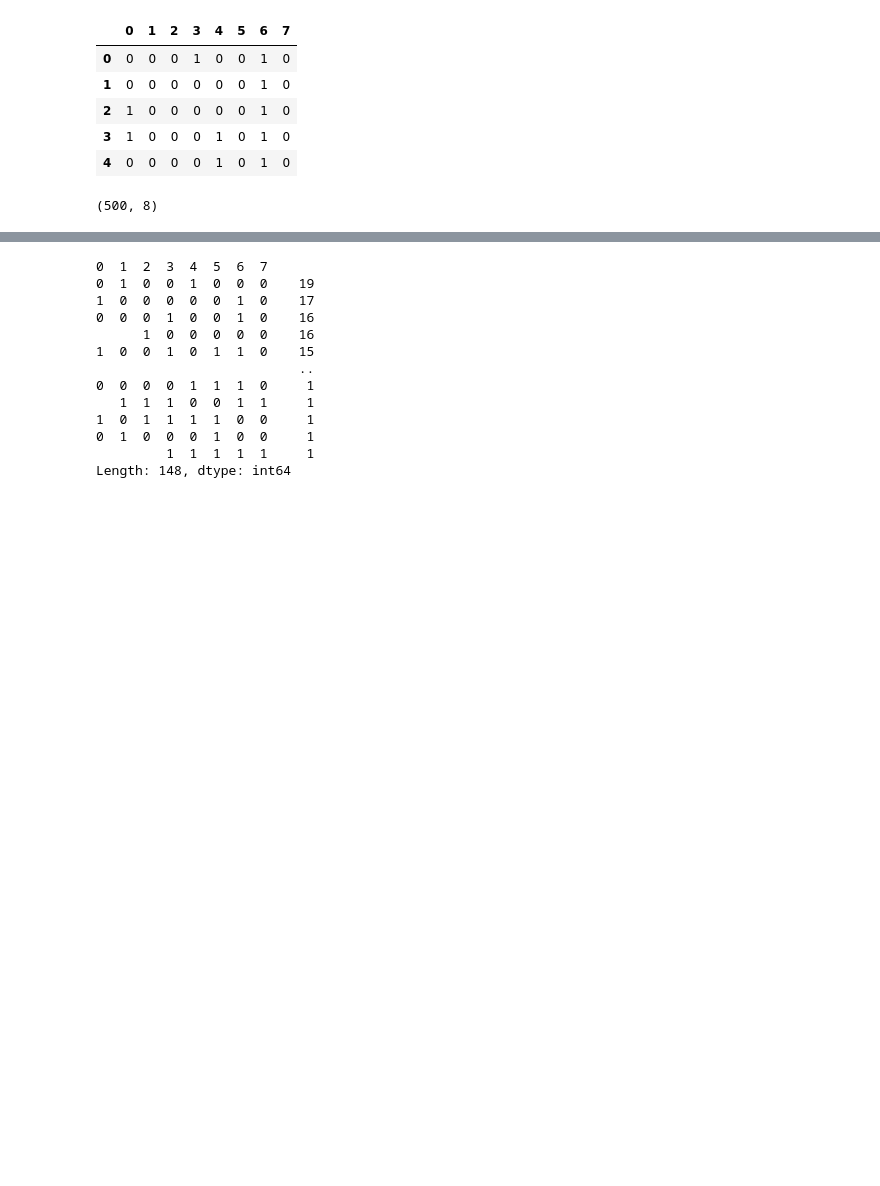
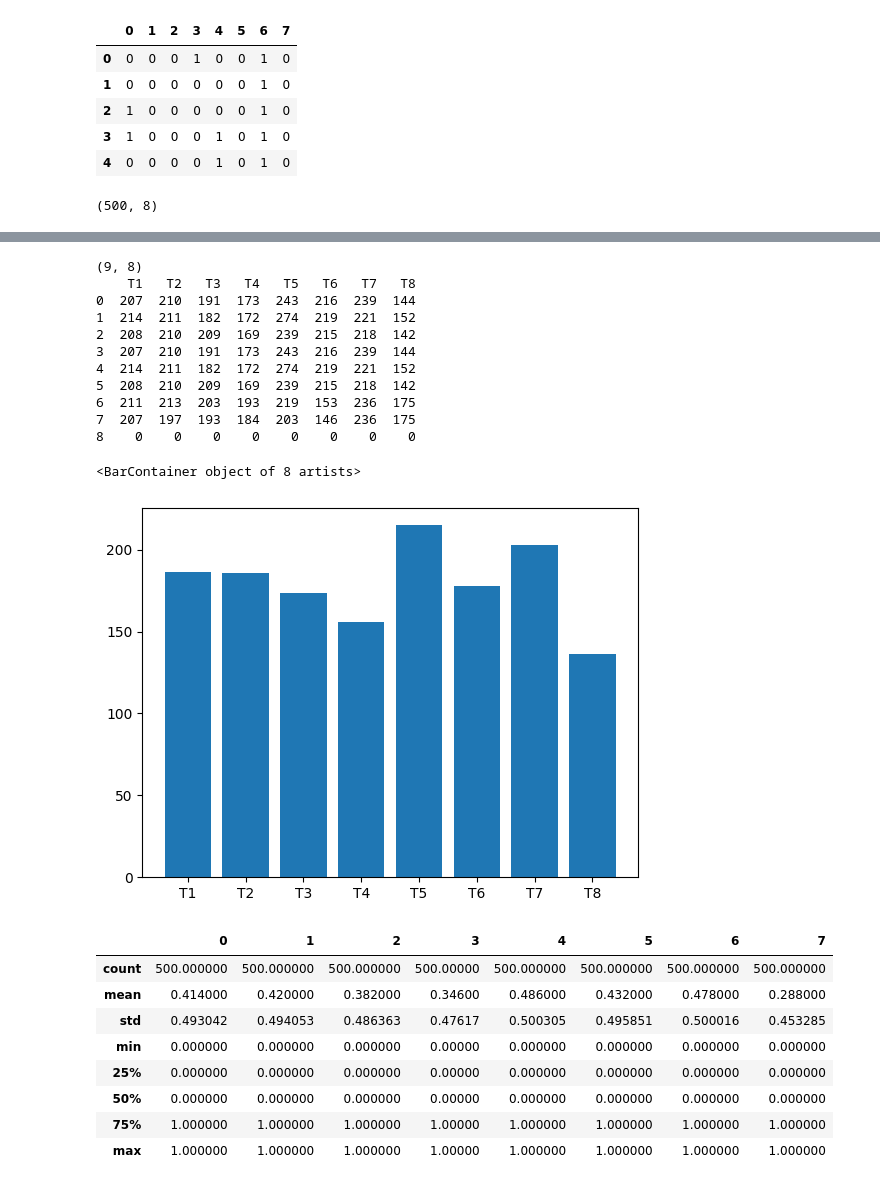
Before and after one commit to elharirymatteo/RANS, a Jupyter notebook: omniisaacgymenvs/utils/test_plots.ipynb, the cells around one changed output, grey strips where cells are left out. Cells and saved outputs as stored; diff of their text form; code cells hidden in the pictures; blank space fills up the shorter version.

Commit message:
- plot functions update

```diff
--- a/omniisaacgymenvs/utils/test_plots.ipynb
+++ b/omniisaacgymenvs/utils/test_plots.ipynb
@@ -68,16 +48,33 @@ ax = all_actions[0].plot.hist(bins=all_actions[0].shape[1], alpha=0.5)
+# %%
+freq = pd.DataFrame(data=np.array([all_actions[i].sum() for i in range(len(all_actions))]),
+                    columns=[f'T{i+1}' for i in range(8)])
+
+mean_freq = freq.mean()
+mean_freq.shape
+plt.bar(mean_freq.index, mean_freq.values)
+# %% [output]
+(9, 8)
+    T1   T2   T3   T4   T5   T6   T7   T8
+0  207  210  191  173  243  216  239  144
+1  214  211  182  172  274  219  221  152
+2  208  210  209  169  239  215  218  142
+3  207  210  191  173  243  216  239  144
+4  214  211  182  172  274  219  221  152
+5  208  210  209  169  239  215  218  142
+6  211  213  203  193  219  153  236  175
+7  207  197  193  184  203  146  236  175
+8    0    0    0    0    0    0    0    0
+<BarContainer object of 8 artists>
+[figure, added]
 # %%
-all_actions[0].value_counts()
+all_actions[0].describe()
 # %% [output]
-0  1  2  3  4  5  6  7
-0  1  0  0  1  0  0  0    19
-1  0  0  0  0  0  1  0    17
-0  0  0  1  0  0  1  0    16
-      1  0  0  0  0  0    16
-1  0  0  1  0  1  1  0    15
-                          ..
-0  0  0  0  1  1  1  0     1
-   1  1  1  0  0  1  1     1
-1  0  1  1  1  1  0  0     1
-0  1  0  0  0  1  0  0     1
-         1  1  1  1  1     1
-Length: 148, dtype: int64
+|  | 0 | 1 | 2 | 3 | 4 | 5 | 6 | 7 |
+| count | 500.000000 | 500.000000 | 500.000000 | 500.00000 | 500.000000 | 500.000000 | 500.000000 | 500.000000 |
+| mean | 0.414000 | 0.420000 | 0.382000 | 0.34600 | 0.486000 | 0.432000 | 0.478000 | 0.288000 |
+| std | 0.493042 | 0.494053 | 0.486363 | 0.47617 | 0.500305 | 0.495851 | 0.500016 | 0.453285 |
+| min | 0.000000 | 0.000000 | 0.000000 | 0.00000 | 0.000000 | 0.000000 | 0.000000 | 0.000000 |
+| 25% | 0.000000 | 0.000000 | 0.000000 | 0.00000 | 0.000000 | 0.000000 | 0.000000 | 0.000000 |
+| 50% | 0.000000 | 0.000000 | 0.000000 | 0.00000 | 0.000000 | 0.000000 | 0.000000 | 0.000000 |
+| 75% | 1.000000 | 1.000000 | 1.000000 | 1.00000 | 1.000000 | 1.000000 | 1.000000 | 1.000000 |
+| max | 1.000000 | 1.000000 | 1.000000 | 1.00000 | 1.000000 | 1.000000 | 1.000000 | 1.000000 |
```
Also changed, not shown: parts of 6 cells of this notebook, 2 other files.
